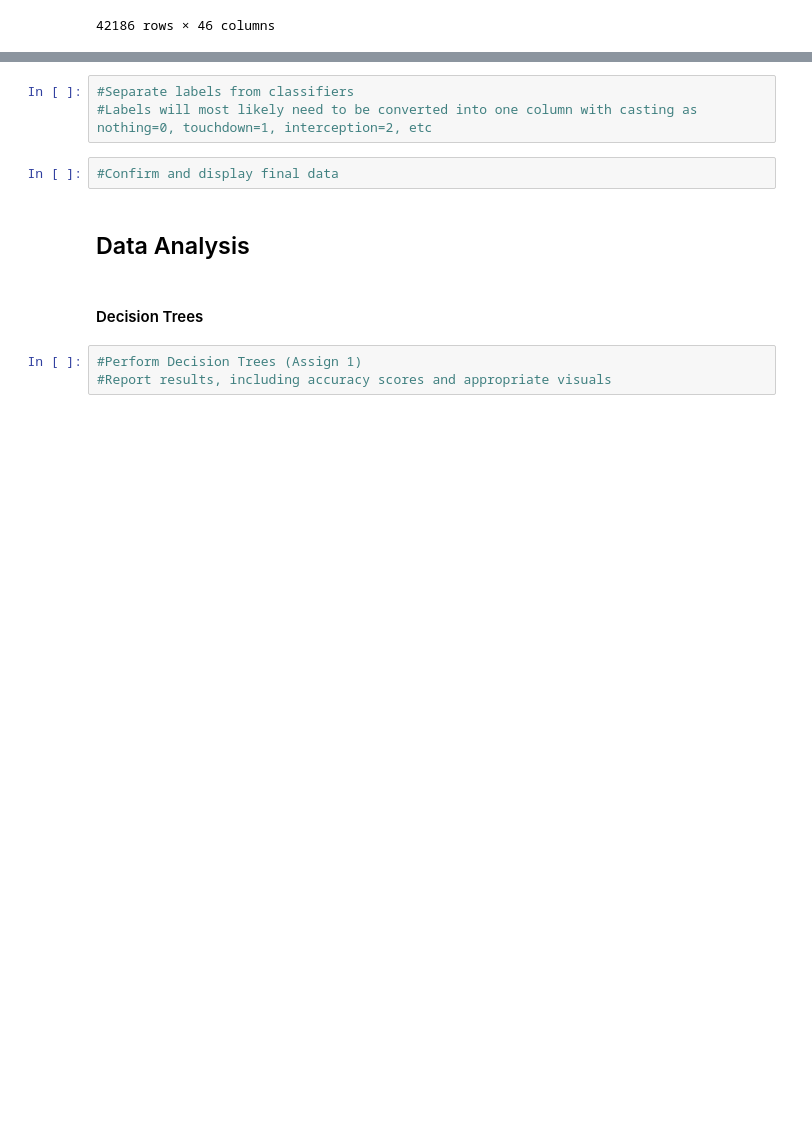
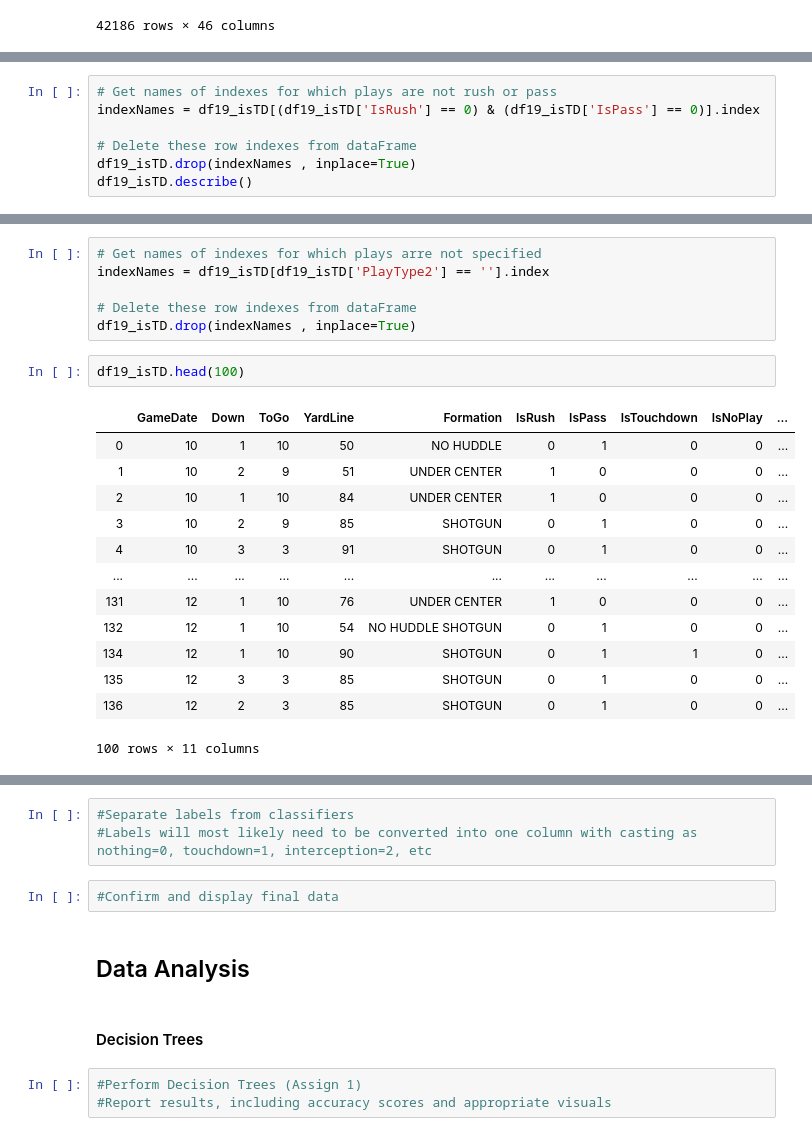
Before and after one commit to BryceHolladay/dataanalproj, a Jupyter notebook: Data Analytics Project.ipynb, the cells around one changed output, grey strips where cells are left out. Drawn from its saved outputs; the diff is of its cells as text; blank space fills up the shorter version.

```diff
--- a/Data Analytics Project.ipynb
+++ b/Data Analytics Project.ipynb
@@ -82,0 +131,7 @@ df19.drop(['Quarter', 'Minute', 'Second', 'GameId'], axis=1)
+# %%
+# Get names of indexes for which plays are not rush or pass
+indexNames = df19_isTD[(df19_isTD['IsRush'] == 0) & (df19_isTD['IsPass'] == 0)].index
+
+# Delete these row indexes from dataFrame
+df19_isTD.drop(indexNames , inplace=True)
+df19_isTD.describe()
@@ -82,0 +148,22 @@ df19.drop(['Quarter', 'Minute', 'Second', 'GameId'], axis=1)
+# %%
+# Get names of indexes for which plays arre not specified
+indexNames = df19_isTD[df19_isTD['PlayType2'] == ''].index
+
+# Delete these row indexes from dataFrame
+df19_isTD.drop(indexNames , inplace=True)
+# %%
+df19_isTD.head(100)
+# %% [output]
+|  | GameDate | Down | ToGo | YardLine | Formation | IsRush | IsPass | IsTouchdown | IsNoPlay | ... |
+| 0 | 10 | 1 | 10 | 50 | NO HUDDLE | 0 | 1 | 0 | 0 | ... |
+| 1 | 10 | 2 | 9 | 51 | UNDER CENTER | 1 | 0 | 0 | 0 | ... |
+| 2 | 10 | 1 | 10 | 84 | UNDER CENTER | 1 | 0 | 0 | 0 | ... |
+| 3 | 10 | 2 | 9 | 85 | SHOTGUN | 0 | 1 | 0 | 0 | ... |
+| 4 | 10 | 3 | 3 | 91 | SHOTGUN | 0 | 1 | 0 | 0 | ... |
+| ... | ... | ... | ... | ... | ... | ... | ... | ... | ... | ... |
+| 131 | 12 | 1 | 10 | 76 | UNDER CENTER | 1 | 0 | 0 | 0 | ... |
+| 132 | 12 | 1 | 10 | 54 | NO HUDDLE SHOTGUN | 0 | 1 | 0 | 0 | ... |
+| 134 | 12 | 1 | 10 | 90 | SHOTGUN | 0 | 1 | 1 | 0 | ... |
+| 135 | 12 | 3 | 3 | 85 | SHOTGUN | 0 | 1 | 0 | 0 | ... |
+| 136 | 12 | 2 | 3 | 85 | SHOTGUN | 0 | 1 | 0 | 0 | ... |
+100 rows × 11 columns
```
Also changed, not shown: parts of 10 cells of this notebook.
